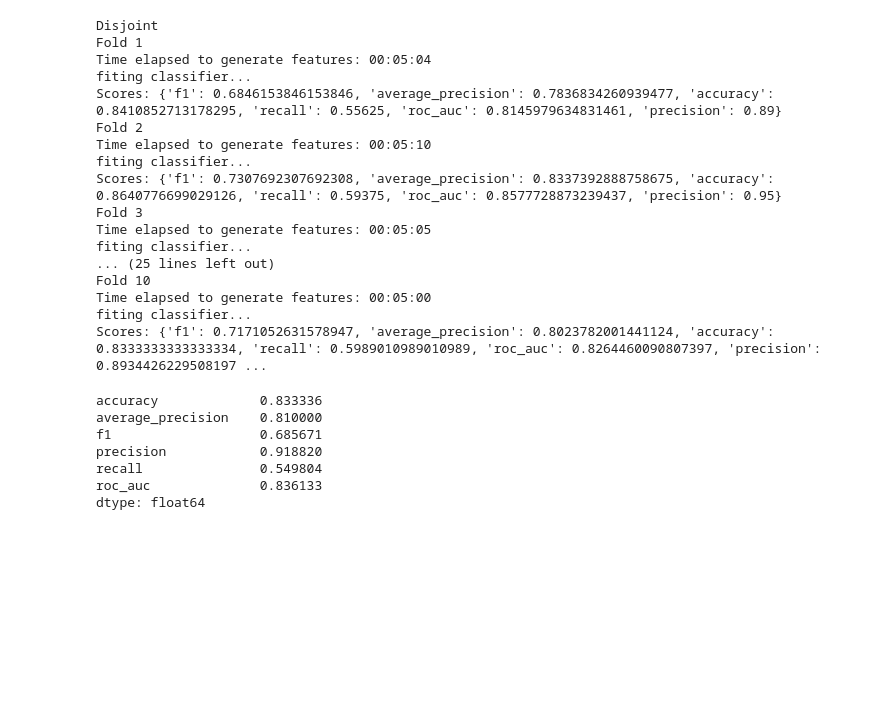
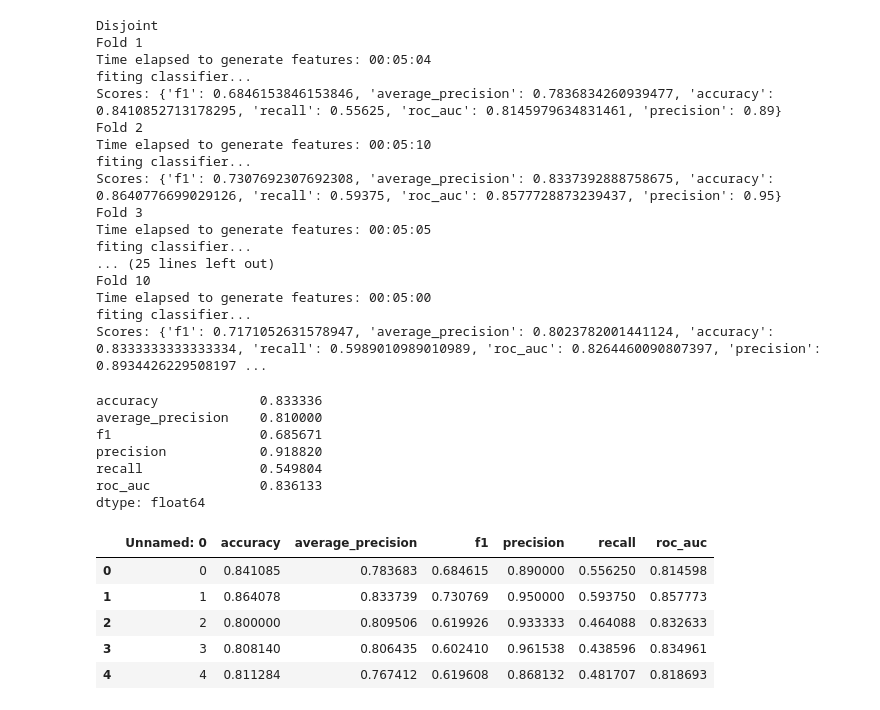
Before and after one commit to fair-workflows/openpredict, a Jupyter notebook: OpenPREDCIT - ML.ipynb, the cells around one changed output. Saved outputs shown, nothing was run; the diff lists cells and outputs as text; code cells hidden in the pictures; blank space fills up the shorter version.

```diff
--- a/OpenPREDCIT - ML.ipynb
+++ b/OpenPREDCIT - ML.ipynb
@@ -345,0 +348,11 @@ cv_results.to_csv('results/DCV_runs_transd.csv')
+# %%
+cv_results = pd.read_csv('data/results/disjoint_lr.csv')
+# %%
+cv_results.head()
+# %% [output]
+|  | Unnamed: 0 | accuracy | average_precision | f1 | precision | recall | roc_auc |
+| 0 | 0 | 0.841085 | 0.783683 | 0.684615 | 0.890000 | 0.556250 | 0.814598 |
+| 1 | 1 | 0.864078 | 0.833739 | 0.730769 | 0.950000 | 0.593750 | 0.857773 |
+| 2 | 2 | 0.800000 | 0.809506 | 0.619926 | 0.933333 | 0.464088 | 0.832633 |
+| 3 | 3 | 0.808140 | 0.806435 | 0.602410 | 0.961538 | 0.438596 | 0.834961 |
+| 4 | 4 | 0.811284 | 0.767412 | 0.619608 | 0.868132 | 0.481707 | 0.818693 |
```
Also changed, not shown: parts of 8 cells of this notebook, 57 other files.
